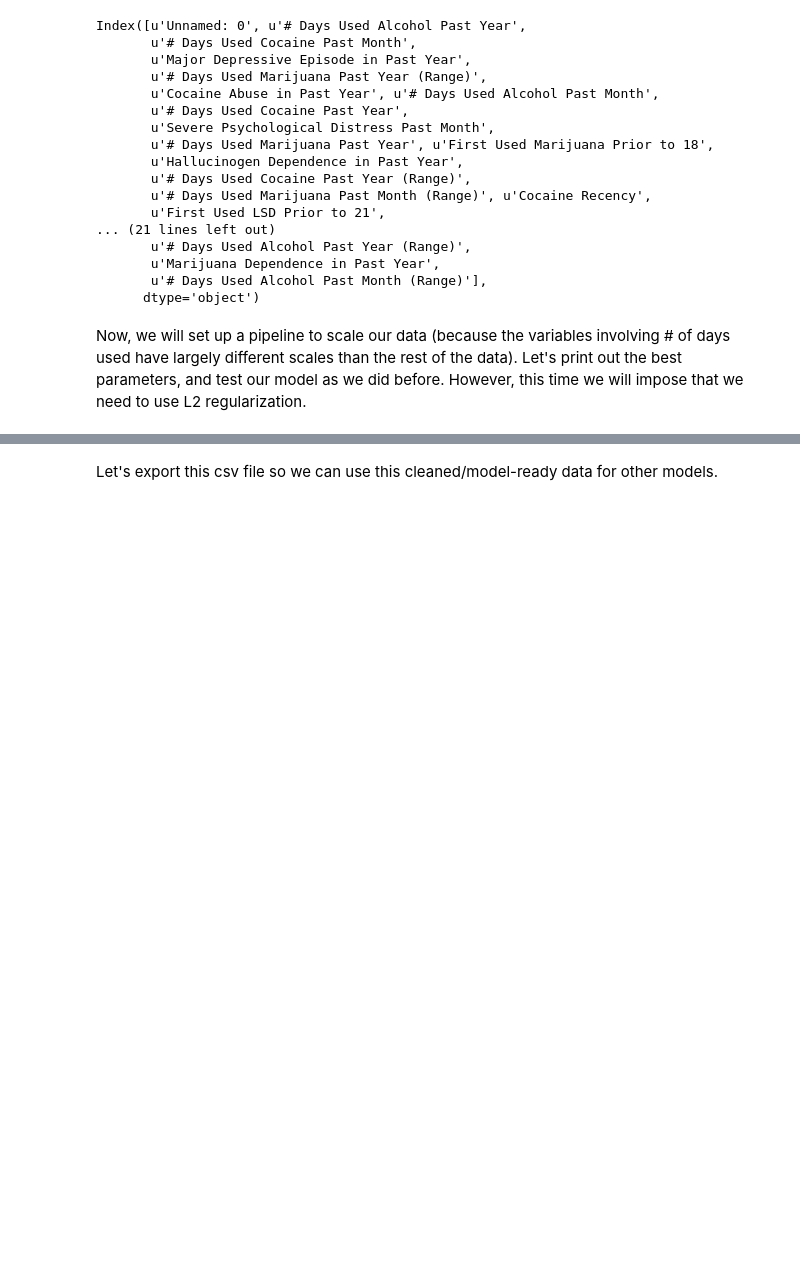
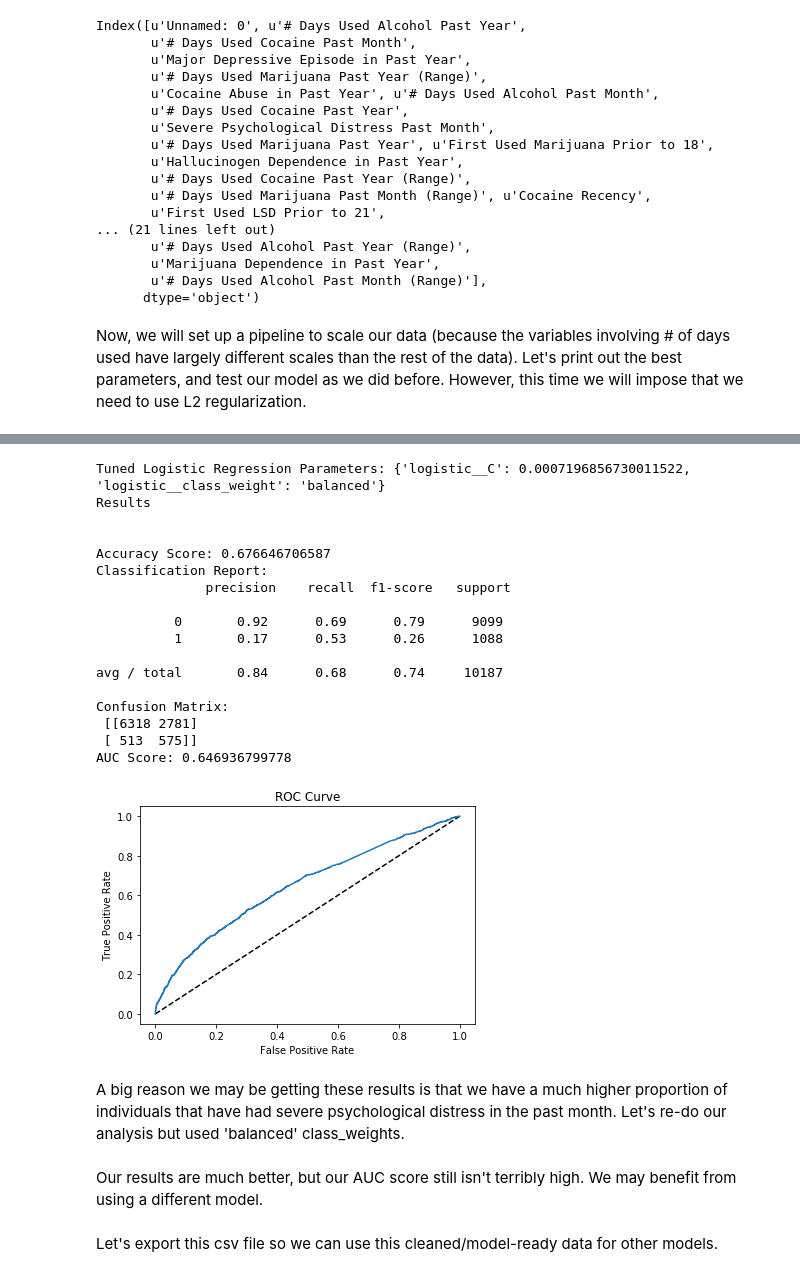
Before and after one commit to rajs96/data_science, a Jupyter notebook: drugAbuse_mentalHealth_proj/Models/logistic_regression/Logistic Regression Model.ipynb, the cells around one changed output, grey strips where cells are left out. Cells and saved outputs as stored; diff of their text form; code cells hidden in the pictures; blank space fills up the shorter version.

```diff
--- a/drugAbuse_mentalHealth_proj/Models/logistic_regression/Logistic Regression Model.ipynb
+++ b/drugAbuse_mentalHealth_proj/Models/logistic_regression/Logistic Regression Model.ipynb
@@ -257,6 +257,36 @@ df.replace({'# Days Used Alcohol Past Month (Range)':replaced,'# Days Used Marij
 replaced = {'Never Used':0,'More than a Year Ago':1,'Between 30 Days and a Year Ago':2,'Within Past 30 Days':3}
 df.replace({'Alcohol Recency':replaced,'Marijuana Recency':replaced,'Cocaine Recency':replaced,
                          'LSD Recency':replaced},inplace=True)
+# %%
+# function to describe model results
+# model must already be fitted
+def model_results(model,X,y):
+
+    y_pred = model.predict(X)
+    print("Results")
+    print("\n")
+    # accuracy score
+    print("Accuracy Score: {}".format(accuracy_score(y_pred,y)))
+
+    # classification report
+    print("Classification Report: \n {}".format(classification_report(y,y_pred)))
+
+    # confusion matrix
+    print("Confusion Matrix: \n {}".format(confusion_matrix(y,y_pred)))
+
+    # AUC score
+    print("AUC Score: {}".format(roc_auc_score(y,model.predict_proba(X)[:,1])))
+
+    # Generate ROC curve values: fpr, tpr, thresholds
+    fpr, tpr, thresholds = roc_curve(y, model.predict_proba(X)[:,1])
+
+    # Plot ROC curve
+    plt.plot([0, 1], [0, 1], 'k--')
+    plt.plot(fpr, tpr)
+    plt.xlabel('False Positive Rate')
+    plt.ylabel('True Positive Rate')
+    plt.title('ROC Curve')
+    plt.show()
 # %% [markdown]
 Now, we will set up a pipeline to scale our data (because the variables involving # of days used have largely different scales than the rest of the data). Let's print out the best parameters, and test our model as we did before. However, this time we will impose that we need to use L2 regularization.
 # %%
@@ -336,3 +344,41 @@ Our results are not much better when we include all the features. We would be be
+# %%
+parameters = {'logistic__C': c_space,
+             'logistic__class_weight':['balanced']}
+
+# Instantiate the GridSearchCV object: cv
+cv = GridSearchCV(pipeline, parameters,cv=5,scoring='roc_auc')
+
+# Fit to the training set
+cv.fit(X_train, y_train)
+
+# Print the tuned parameters and score
+print("Tuned Logistic Regression Parameters: {}".format(cv.best_params_))
+
+# see results on training data
+model_results(cv,X_train,y_train)
+# %% [output]
+Tuned Logistic Regression Parameters: {'logistic__C': 0.0007196856730011522, 'logistic__class_weight': 'balanced'}
+Results
+
+
+Accuracy Score: 0.676646706587
+Classification Report:
+              precision    recall  f1-score   support
+
+          0       0.92      0.69      0.79      9099
+          1       0.17      0.53      0.26      1088
+
+avg / total       0.84      0.68      0.74     10187
+
+Confusion Matrix:
+ [[6318 2781]
+ [ 513  575]]
+AUC Score: 0.646936799778
+[figure, added]
+# %% [markdown]
+A big reason we may be getting these results is that we have a much higher proportion of individuals that have had severe psychological distress in the past month. Let's re-do our analysis but used 'balanced' class_weights.
+# %% [markdown]
+Our results are much better, but our AUC score still isn't terribly high. We may benefit from using a different model.
 # %% [markdown]
 Let's export this csv file so we can use this cleaned/model-ready data for other models.
 # %%
```
Also changed, not shown: parts of 4 cells of this notebook.
